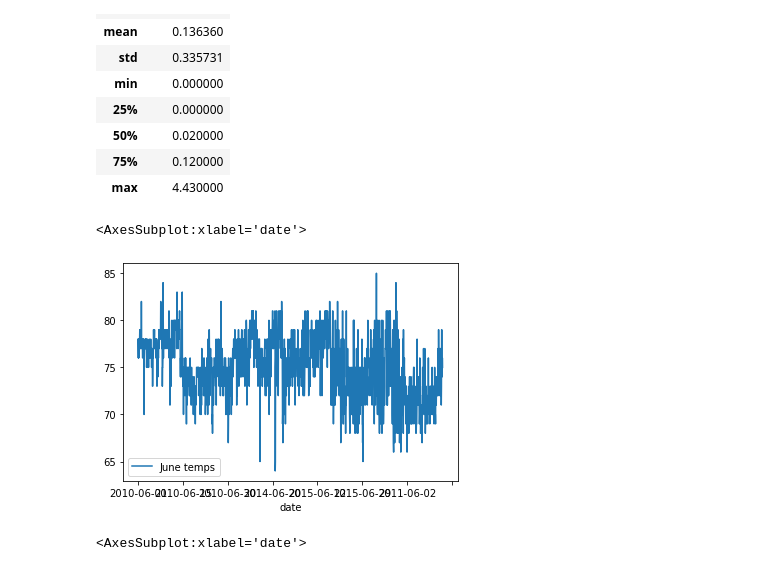
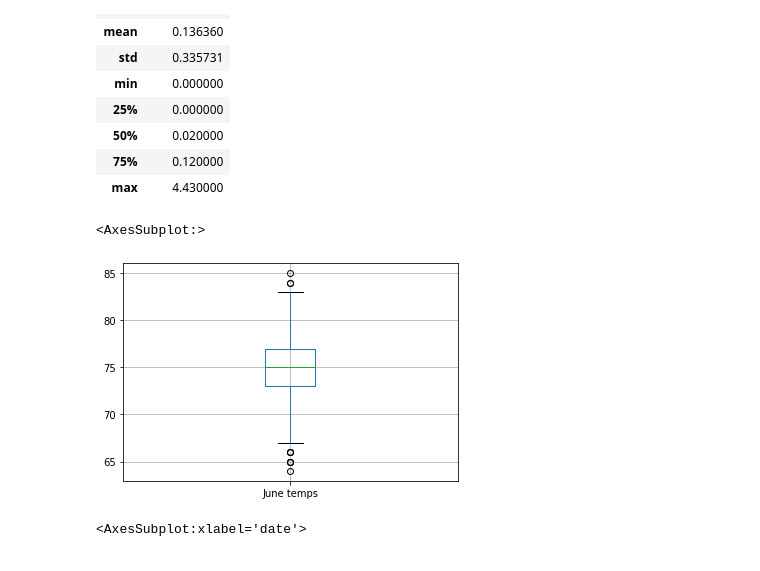
Before and after one commit to Danieleloprieno/surfs_up, a Jupyter notebook: SurfsUp_Challenge.ipynb, the cells around one changed output. Saved outputs shown, nothing was run; the diff lists cells and outputs as text; code cells hidden in the pictures.

Commit message:
Image update

```diff
--- a/SurfsUp_Challenge.ipynb
+++ b/SurfsUp_Challenge.ipynb
@@ -98,10 +98,10 @@ june_rain_df.describe()
 | max | 4.430000 |
 # %%
 #plots for june part 1
-june_df.plot()
+june_df.boxplot()
 # %% [output]
-<AxesSubplot:xlabel='date'>
+<AxesSubplot:>
-[figure, old version]
+[figure, new version]
 # %%
 #plots for june part 2
 june_rain_df.plot()
```
Also changed, not shown: parts of 1 cell of this notebook, 5 other files.
